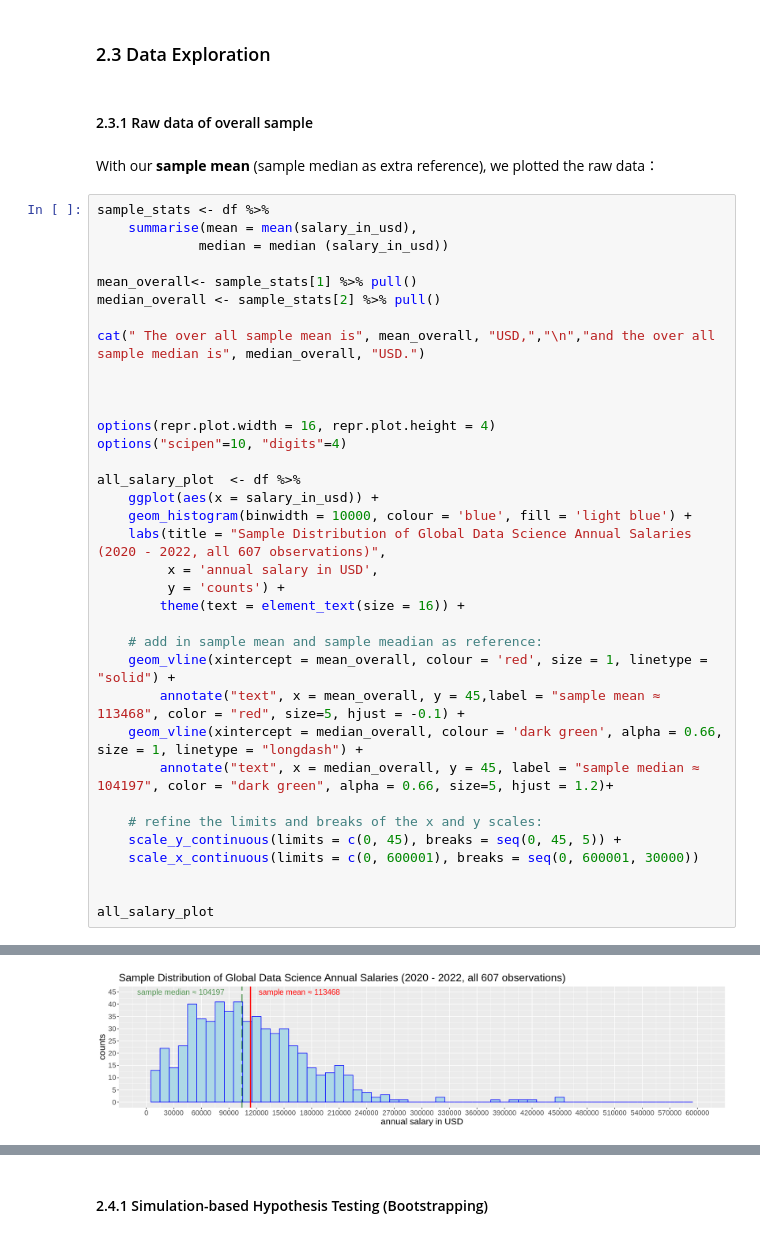
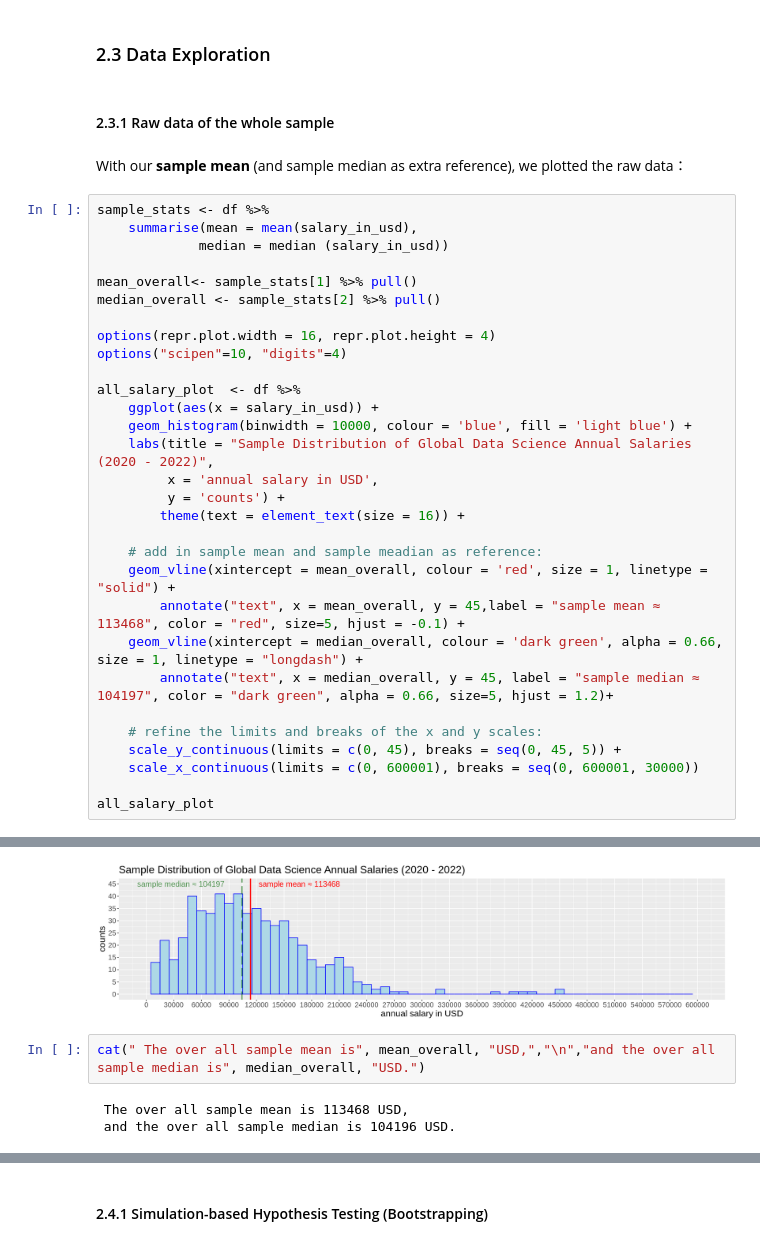
Before and after one commit to ludioludius/STAT201-Project, a Jupyter notebook: Final_Report_Draft.ipynb, the cells around one changed output, grey strips where cells are left out. Cells and saved outputs as stored; diff of their text form.

```diff
--- a/Final_Report_Draft.ipynb
+++ b/Final_Report_Draft.ipynb
@@ -165,9 +158,9 @@ A tibble: 6 × 4
 # %% [markdown]
 ### 2.3 Data Exploration
 # %% [markdown]
-#### 2.3.1 Raw data of overall sample
+#### 2.3.1 Raw data of the whole sample
 # %% [markdown]
-With our **sample mean** (sample median as extra reference), we plotted the raw data：
+With our **sample mean** (and sample median as extra reference), we plotted the raw data：
 # %%
 sample_stats <- df %>%
     summarise(mean = mean(salary_in_usd),
@@ -176,17 +169,13 @@ sample_stats <- df %>%
 mean_overall<- sample_stats[1] %>% pull()
 median_overall <- sample_stats[2] %>% pull()
 
-cat(" The over all sample mean is", mean_overall, "USD,","\n","and the over all sample median is", median_overall, "USD.")
-
-
-
 options(repr.plot.width = 16, repr.plot.height = 4)
 options("scipen"=10, "digits"=4)
 
 all_salary_plot  <- df %>%
     ggplot(aes(x = salary_in_usd)) +
     geom_histogram(binwidth = 10000, colour = 'blue', fill = 'light blue') +
-    labs(title = "Sample Distribution of Global Data Science Annual Salaries (2020 - 2022, all 607 observations)",
+    labs(title = "Sample Distribution of Global Data Science Annual Salaries (2020 - 2022)",
          x = 'annual salary in USD',
          y = 'counts') +
         theme(text = element_text(size = 16)) +
@@ -201,6 +190,5 @@ all_salary_plot  <- df %>%
     scale_y_continuous(limits = c(0, 45), breaks = seq(0, 45, 5)) +
     scale_x_continuous(limits = c(0, 600001), breaks = seq(0, 600001, 30000))
 
-
 all_salary_plot
 # %% [output]
@@ -211 +197,6 @@ Warning message:
-[figure, old version]
+[figure, new version]
+# %%
+cat(" The over all sample mean is", mean_overall, "USD,","\n","and the over all sample median is", median_overall, "USD.")
+# %% [output]
+ The over all sample mean is 113468 USD,
+ and the over all sample median is 104196 USD.
```
Also changed, not shown: parts of 54 cells of this notebook.
